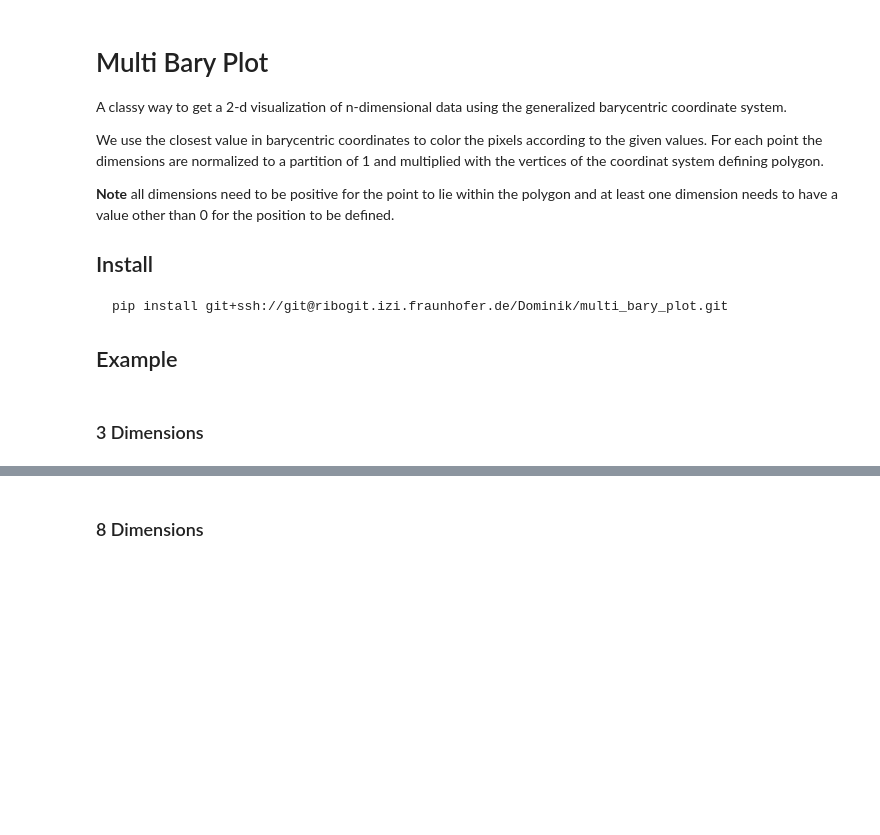
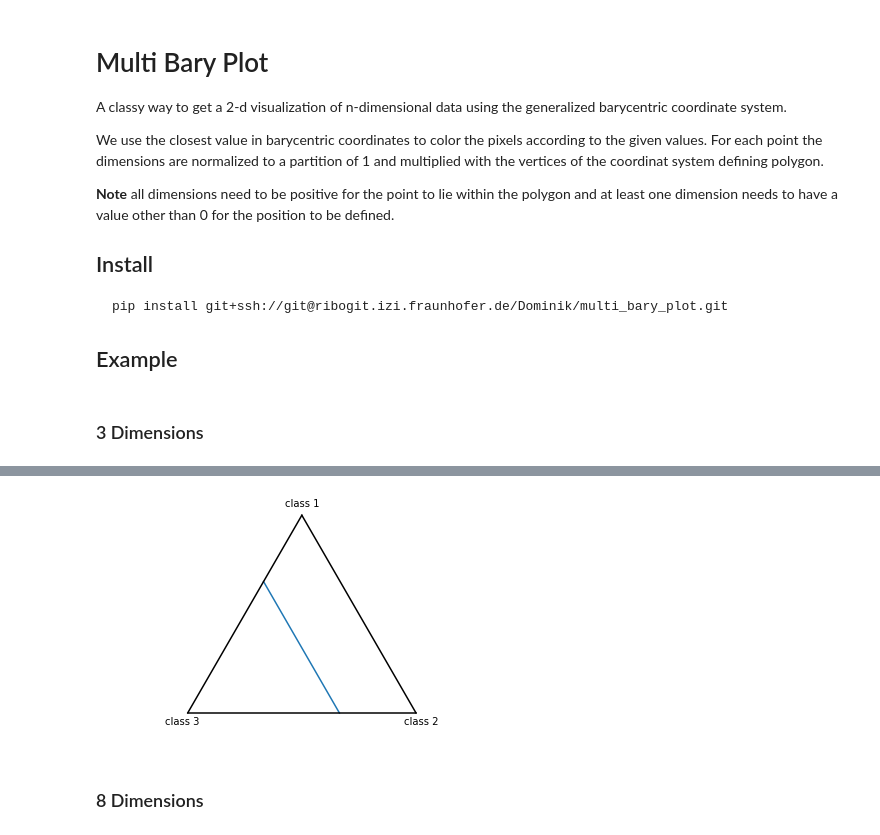
Before and after one commit to fraunhofer-izi/multi_bary_plot, a Jupyter notebook: README.ipynb, the cells around one changed output, grey strips where cells are left out. Cells and saved outputs as stored; diff of their text form; code cells hidden in the pictures; blank space fills up the shorter version.

```diff
--- a/README.ipynb
+++ b/README.ipynb
@@ -35,3 +39,7 @@ fig, ax, im = bp.plot()
+# %%
+fig, ax, ll = bp.plot()
+# %% [output]
+[figure, added]
 # %% [markdown]
 ### 8 Dimensions
 # %%
```
Also changed, not shown: parts of 5 cells of this notebook, 4 other files.
